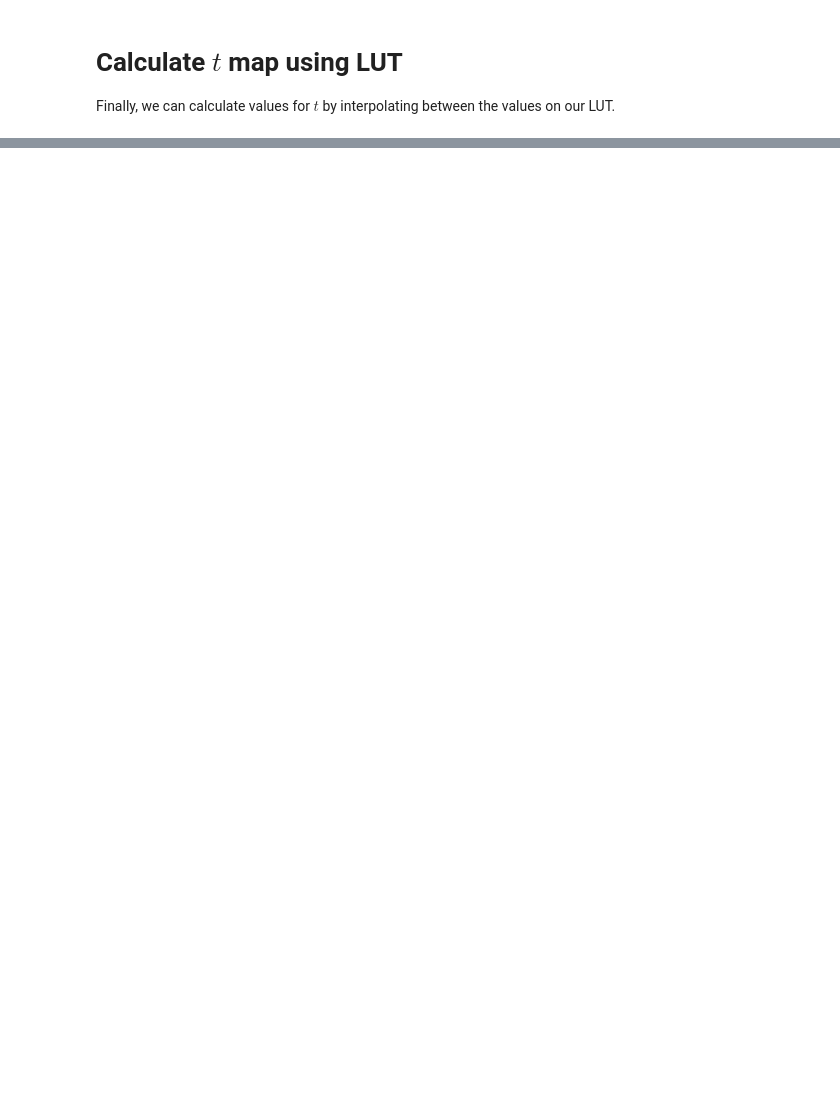
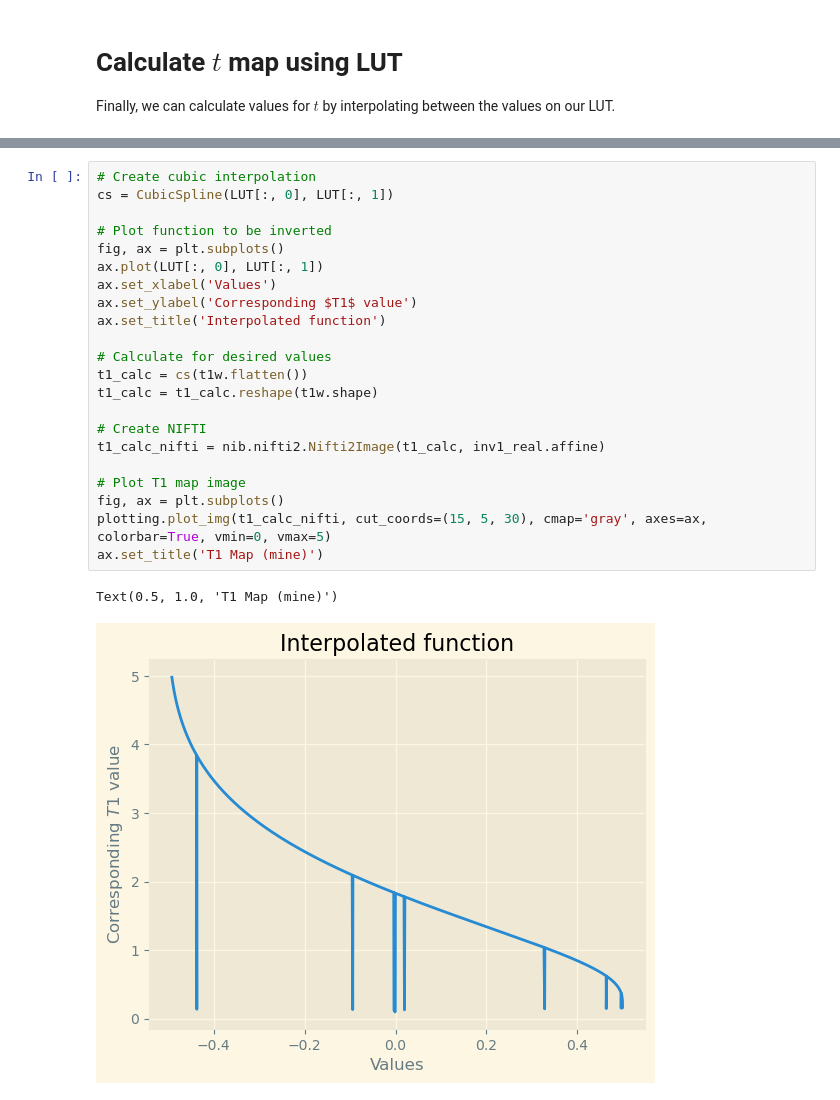
Before and after one commit to MASILab/map_t1_mapping, a Jupyter notebook: notebooks/lut_mp2rage.ipynb, the cells around one changed output, grey strips where cells are left out. Drawn from its saved outputs; the diff is of its cells as text; blank space fills up the shorter version.

```diff
--- a/notebooks/lut_mp2rage.ipynb
+++ b/notebooks/lut_mp2rage.ipynb
@@ -132,0 +120,25 @@ RMSE=0.10328411904365967
+# %%
+# Create cubic interpolation
+cs = CubicSpline(LUT[:, 0], LUT[:, 1])
+
+# Plot function to be inverted
+fig, ax = plt.subplots()
+ax.plot(LUT[:, 0], LUT[:, 1])
+ax.set_xlabel('Values')
+ax.set_ylabel('Corresponding $T1$ value')
+ax.set_title('Interpolated function')
+
+# Calculate for desired values
+t1_calc = cs(t1w.flatten())
+t1_calc = t1_calc.reshape(t1w.shape)
+
+# Create NIFTI
+t1_calc_nifti = nib.nifti2.Nifti2Image(t1_calc, inv1_real.affine)
+
+# Plot T1 map image
+fig, ax = plt.subplots()
+plotting.plot_img(t1_calc_nifti, cut_coords=(15, 5, 30), cmap='gray', axes=ax, colorbar=True, vmin=0, vmax=5)
+ax.set_title('T1 Map (mine)')
+# %% [output]
+Text(0.5, 1.0, 'T1 Map (mine)')
+[figure, added]
```
Also changed, not shown: parts of 11 cells of this notebook, 2 other files.
